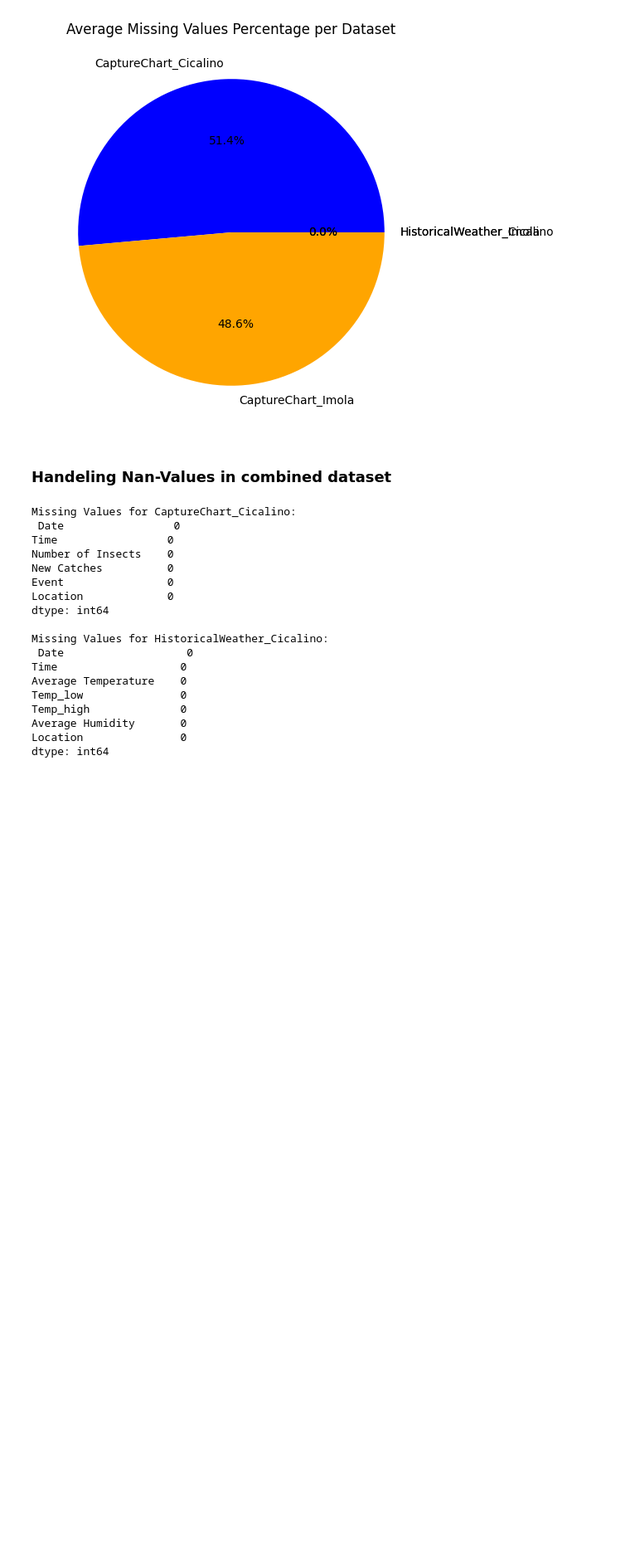
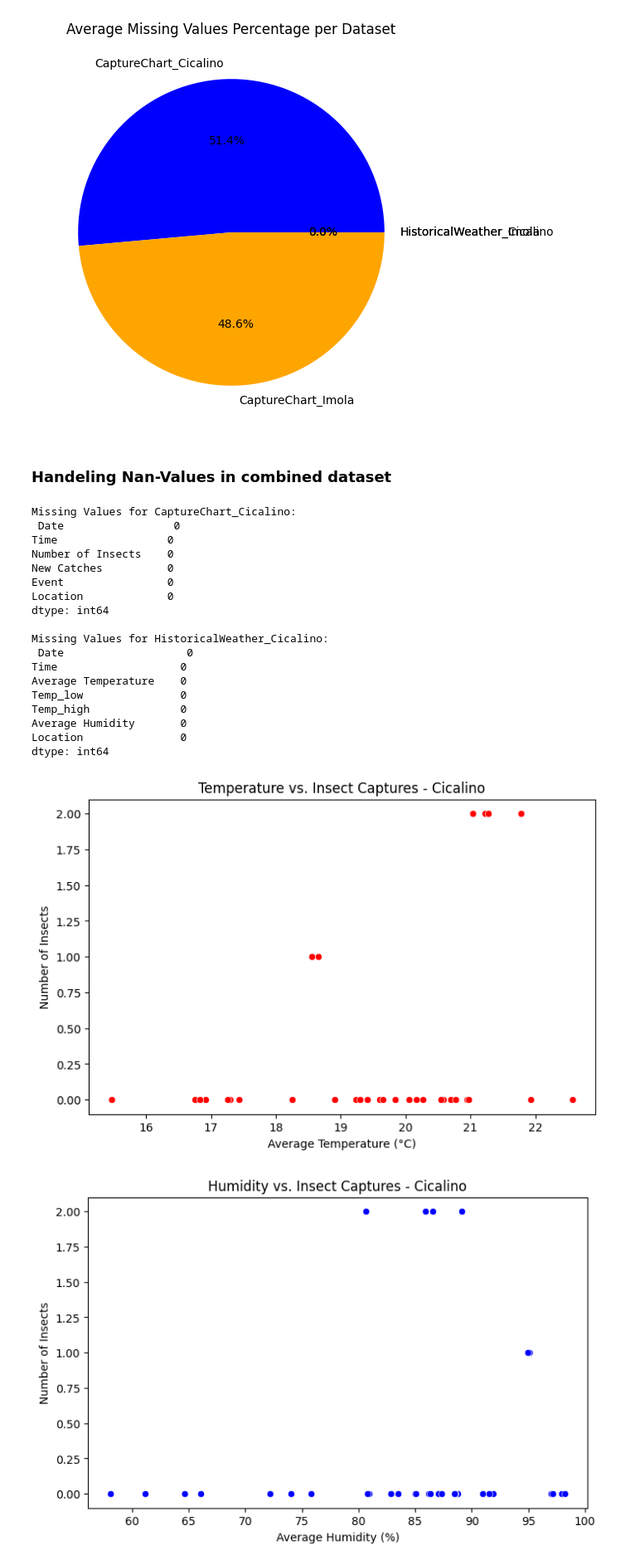
Before and after one commit to raz0208/Agritech-Pest-Prediction, a Jupyter notebook: Agritech_Pest_Prediction_and_Classification.ipynb, the cells around one changed output. Shown at 83% size. Cells and saved outputs as stored; diff of their text form; code cells hidden in the pictures; blank space fills up the shorter version.

```diff
--- a/Agritech_Pest_Prediction_and_Classification.ipynb
+++ b/Agritech_Pest_Prediction_and_Classification.ipynb
@@ -756,3 +756,50 @@ Temp_high              0
 Average Humidity       0
 Location               0
 dtype: int64
+# %%
+# Load datasets
+weather_cicalino = pd.read_csv("HistoricalWeather_Cicalino.csv")
+weather_imola = pd.read_csv("HistoricalWeather_Imola.csv")
+capture_cicalino = pd.read_csv("CaptureChart_Cicalino.csv")
+capture_imola = pd.read_csv("CaptureChart_Imola.csv")
+
+# Convert Date and Time columns to datetime format
+for df in [weather_cicalino, weather_imola, capture_cicalino, capture_imola]:
+    df['Datetime'] = pd.to_datetime(df['Date'] + ' ' + df['Time'], errors='coerce')
+
+# Merge datasets on Datetime for comparison
+merged_cicalino = pd.merge(weather_cicalino, capture_cicalino, on="Datetime", how="left")
+merged_imola = pd.merge(weather_imola, capture_imola, on="Datetime", how="left")
+
+# Function to plot relationships
+def plot_relationships(merged_df, location):
+    # Temperature vs. Insect Captures
+    plt.figure(figsize=(8, 5))
+    sns.scatterplot(x=merged_df["Average Temperature"], y=merged_df["Number of Insects"], color="red")
+    plt.title(f"Temperature vs. Insect Captures - {location}")
+    plt.xlabel("Average Temperature (°C)")
+    plt.ylabel("Number of Insects")
+    plt.show()
+
+    # Humidity vs. Insect Captures
+    plt.figure(figsize=(8, 5))
+    sns.scatterplot(x=merged_df["Average Humidity"], y=merged_df["Number of Insects"], color="blue")
+    plt.title(f"Humidity vs. Insect Captures - {location}")
+    plt.xlabel("Average Humidity (%)")
+    plt.ylabel("Number of Insects")
+    plt.show()
+
+    # Temperature vs. Humidity (with regression line)
+    plt.figure(figsize=(8, 5))
+    sns.regplot(x=merged_df["Average Temperature"], y=merged_df["Average Humidity"], scatter_kws={'alpha':0.5}, line_kws={"color":"green"})
+    plt.title(f"Temperature vs. Humidity - {location}")
+    plt.xlabel("Average Temperature (°C)")
+    plt.ylabel("Average Humidity (%)")
+    plt.show()
+
+# Generate plots for both locations
+plot_relationships(merged_cicalino, "Cicalino")
+plot_relationships(merged_imola, "Imola")
+# %% [output]
+[figure, added]
+[figure, added]
```
Also changed, not shown: parts of 3 cells of this notebook.
